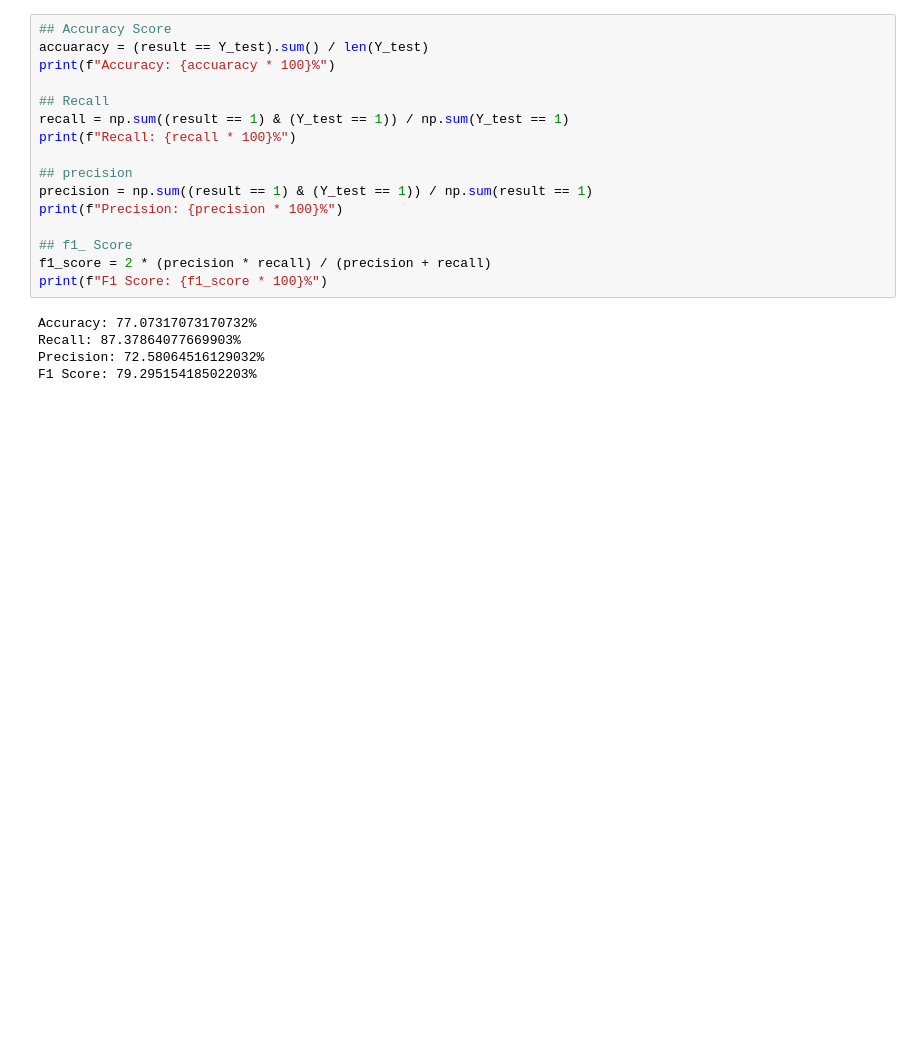
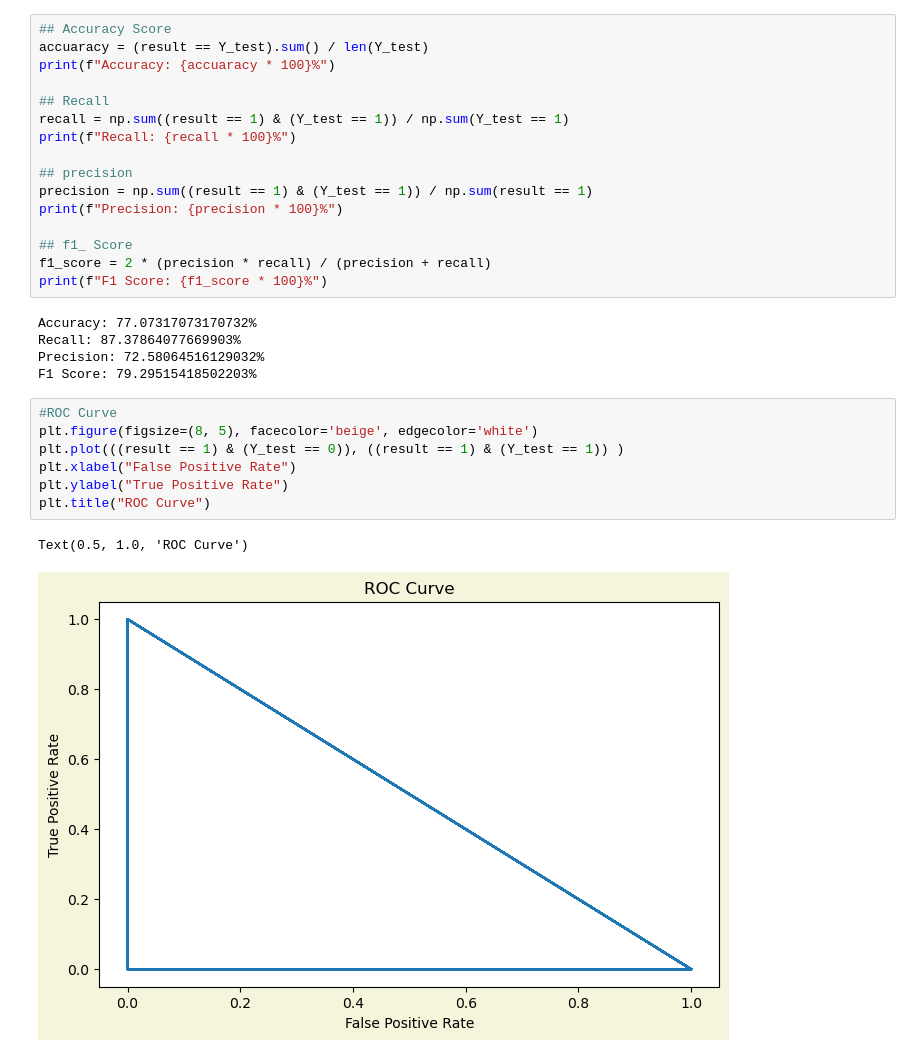
Before and after one commit to TAWSEEFSHAMIM/Labeled-Mods, a Jupyter notebook: Logistic-regression-heartDisease/heart_disease.ipynb, the cells around one changed output. Drawn from its saved outputs; the diff is of its cells as text; blank space fills up the shorter version.

```diff
--- a/Logistic-regression-heartDisease/heart_disease.ipynb
+++ b/Logistic-regression-heartDisease/heart_disease.ipynb
@@ -197,3 +197,13 @@ Accuracy: 77.07317073170732%
 Recall: 87.37864077669903%
 Precision: 72.58064516129032%
 F1 Score: 79.29515418502203%
+# %%
+#ROC Curve
+plt.figure(figsize=(8, 5), facecolor='beige', edgecolor='white')
+plt.plot(((result == 1) & (Y_test == 0)), ((result == 1) & (Y_test == 1)) )
+plt.xlabel("False Positive Rate")
+plt.ylabel("True Positive Rate")
+plt.title("ROC Curve")
+# %% [output]
+Text(0.5, 1.0, 'ROC Curve')
+[figure, added]
```
Also changed, not shown: parts of 1 cell of this notebook, 13 other files.
